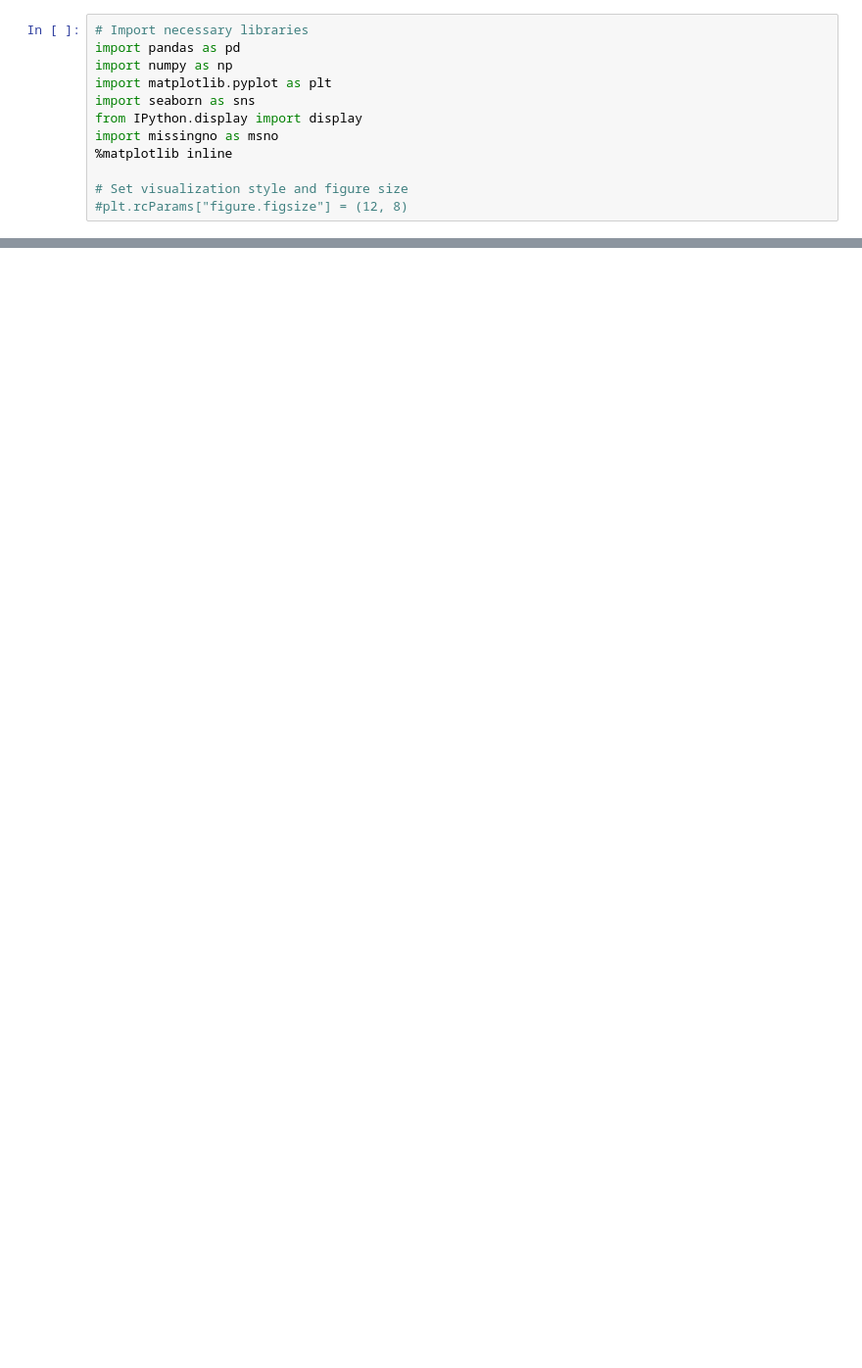
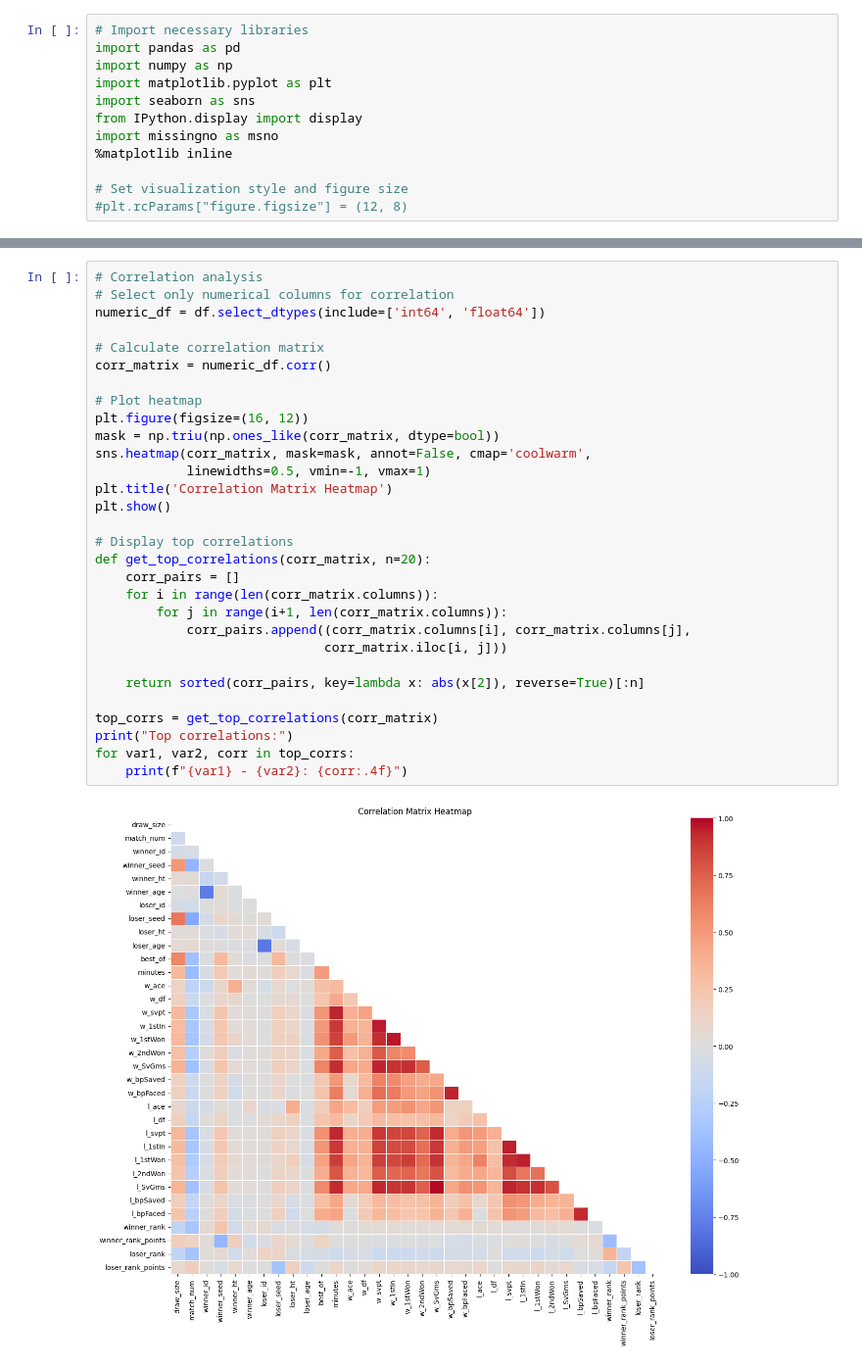
Before and after one commit to davialmeida135/TesteAirflow, a Jupyter notebook: officialproject/dags/data/explore.ipynb, the cells around one changed output, grey strips where cells are left out. Shown at 98% size. Drawn from its saved outputs; the diff is of its cells as text; blank space fills up the shorter version.

```diff
--- a/officialproject/dags/data/explore.ipynb
+++ b/officialproject/dags/data/explore.ipynb
@@ -508,0 +234,32 @@ Summary of Data Exploration:
+# %%
+# Correlation analysis
+# Select only numerical columns for correlation
+numeric_df = df.select_dtypes(include=['int64', 'float64'])
+
+# Calculate correlation matrix
+corr_matrix = numeric_df.corr()
+
+# Plot heatmap
+plt.figure(figsize=(16, 12))
+mask = np.triu(np.ones_like(corr_matrix, dtype=bool))
+sns.heatmap(corr_matrix, mask=mask, annot=False, cmap='coolwarm',
+            linewidths=0.5, vmin=-1, vmax=1)
+plt.title('Correlation Matrix Heatmap')
+plt.show()
+
+# Display top correlations
+def get_top_correlations(corr_matrix, n=20):
+    corr_pairs = []
+    for i in range(len(corr_matrix.columns)):
+        for j in range(i+1, len(corr_matrix.columns)):
+            corr_pairs.append((corr_matrix.columns[i], corr_matrix.columns[j],
+                              corr_matrix.iloc[i, j]))
+
+    return sorted(corr_pairs, key=lambda x: abs(x[2]), reverse=True)[:n]
+
+top_corrs = get_top_correlations(corr_matrix)
+print("Top correlations:")
+for var1, var2, corr in top_corrs:
+    print(f"{var1} - {var2}: {corr:.4f}")
+# %% [output]
+[figure, added]
```
Also changed, not shown: parts of 37 cells of this notebook, 8 other files.
